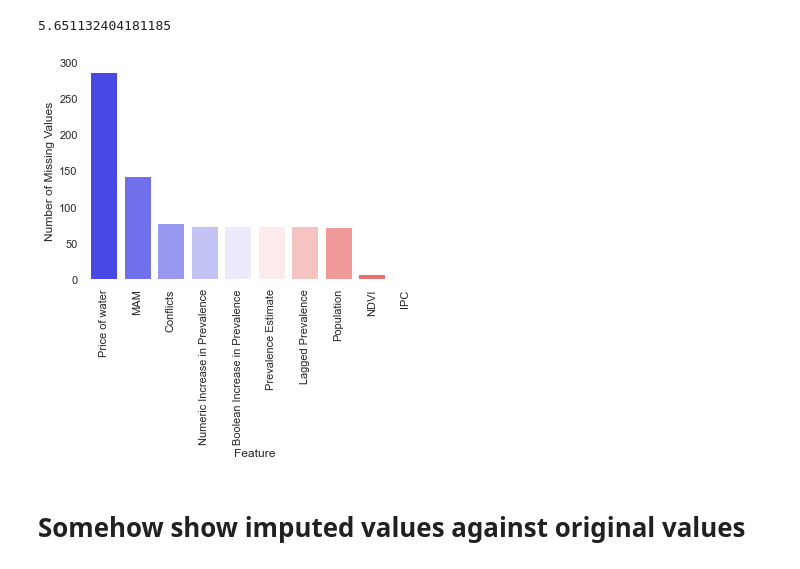
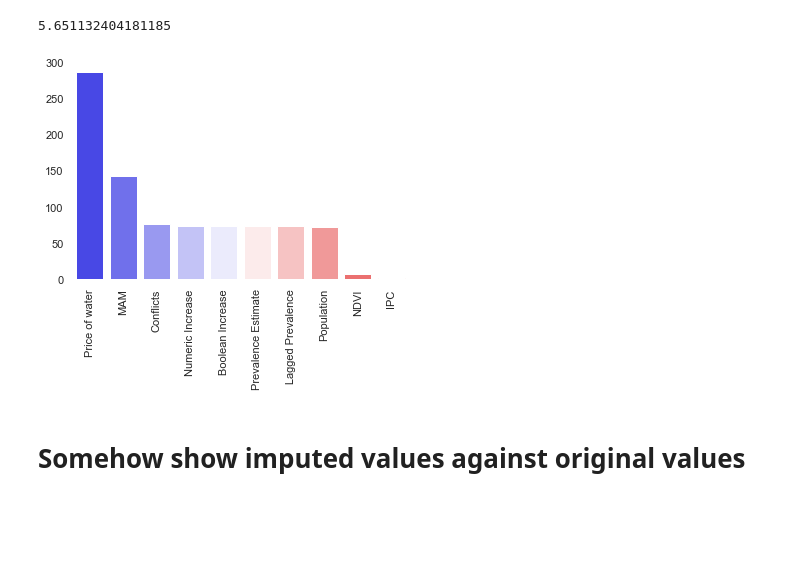
Before and after one commit to LeanderHuyghe/Wasting_Prediction, a Jupyter notebook: Imputation/Imputation Visualisation.ipynb, the cells around one changed output. Drawn from its saved outputs; the diff is of its cells as text; code cells hidden in the pictures; blank space fills up the shorter version.

```diff
--- a/Imputation Visualisation.ipynb
+++ b/Imputation/Imputation Visualisation.ipynb
@@ -192,27 +192,27 @@ predictors.isna().sum().sum()/9184*100
 # %%
 missing = df.isna().sum().reset_index().rename(columns={"index":"Feature", 0:"Number of Missing Values"}).sort_values("Number of Missing Values",ascending=False)
 missing = missing[missing['Number of Missing Values']>0].reset_index().iloc[:,1:]
 missing.loc[2,'Feature'] = 'Conflicts'
-missing.loc[3,'Feature'] = 'Numeric Increase in Prevalence'
-missing.loc[4,'Feature'] = 'Boolean Increase in Prevalence'
+missing.loc[3,'Feature'] = 'Numeric Increase'
+missing.loc[4,'Feature'] = 'Boolean Increase'
 missing.loc[5,'Feature'] = 'Prevalence Estimate'
 missing.loc[6,'Feature'] = 'Lagged Prevalence'
 missing.loc[7,'Feature'] = 'Population'
 missing.loc[8,'Feature'] = 'NDVI'
 missing.loc[9,'Feature'] = 'IPC'
 
 
 # Turns off grid on the left Axis.
 my_dpi=96
 #plt.figure(figsize=(16,10))
 ax = sns.barplot(missing, x="Feature", y="Number of Missing Values",palette="bwr");
 ax.grid(False)
 ax.spines['left'].set_visible(True)
 plt.box(False)
 plt.xticks(rotation=90);
+plt.xlabel("",weight="bold")
+plt.ylabel("",weight="bold")
 
-
-
-plt.savefig('Images/missing.png',dpi=300, bbox_inches='tight')
+plt.savefig('Images/missing.png',dpi=300, bbox_inches='tight',transparent=True)
 # %% [output]
-[figure, old version]
+[figure, new version]
```
Also changed, not shown: parts of 9 cells of this notebook, 12 other files.
